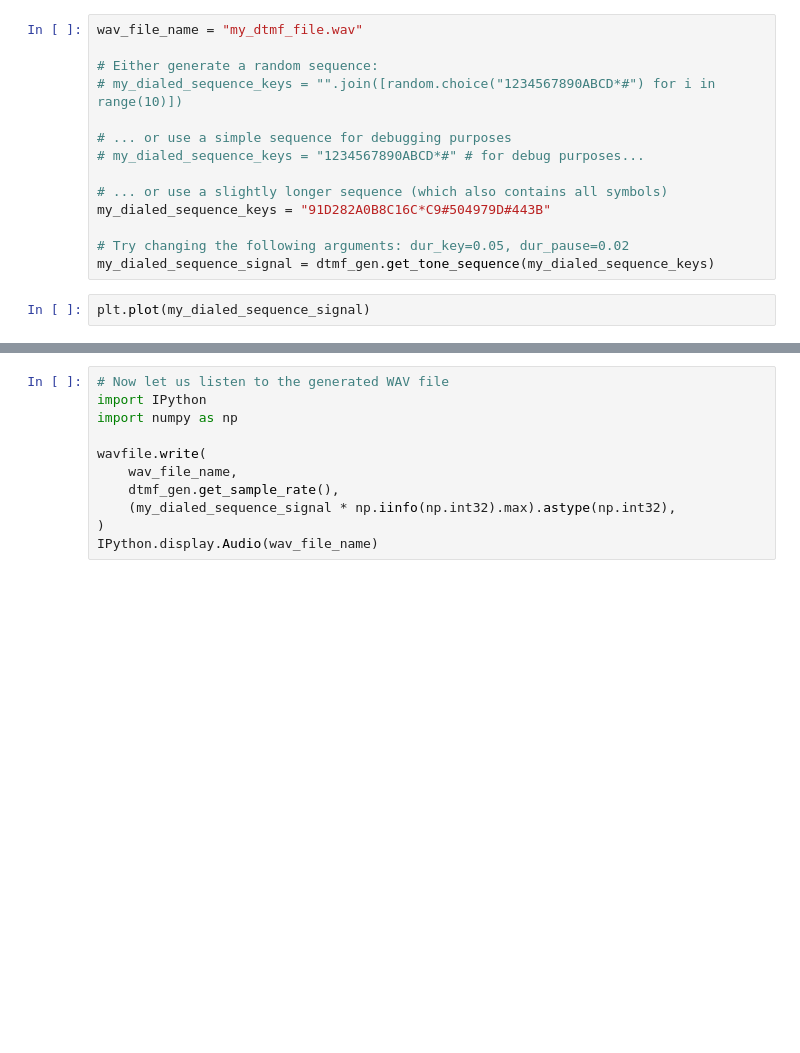
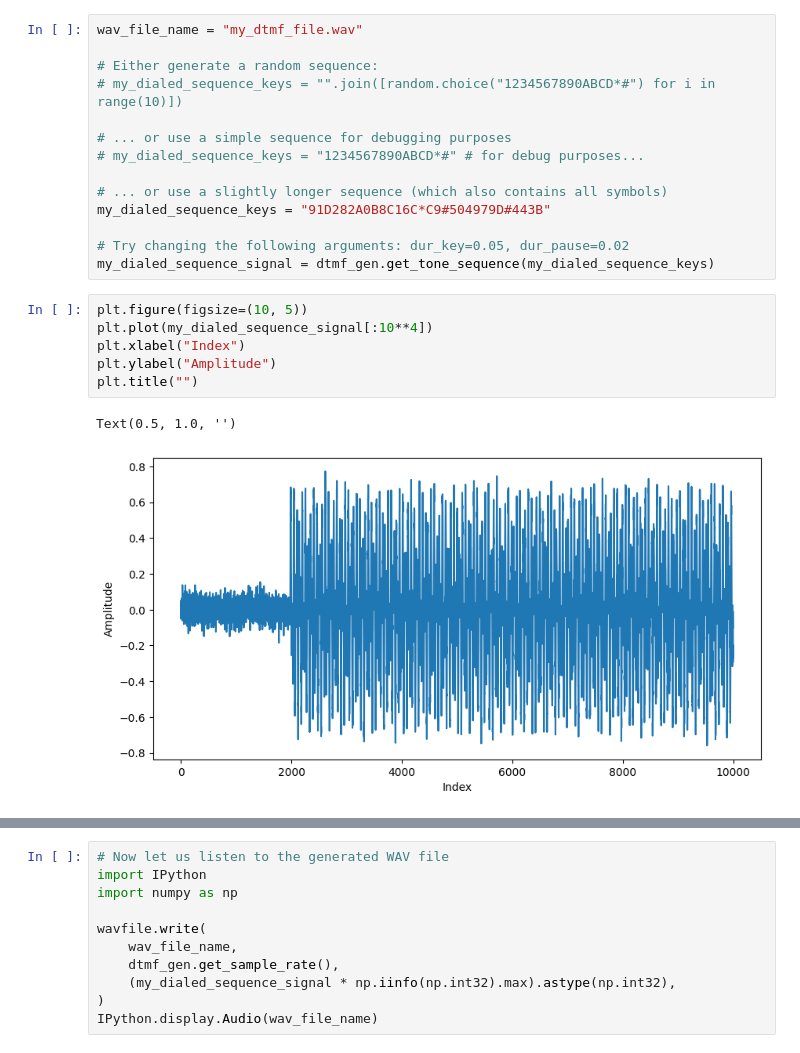
Before and after one commit to MarkusThill/techdays25, a Jupyter notebook: notebooks/lab2-model-quantization.ipynb, the cells around one changed output, grey strips where cells are left out. Cells and saved outputs as stored; diff of their text form; blank space fills up the shorter version.

```diff
--- a/notebooks/lab2-model-quantization.ipynb
+++ b/notebooks/lab2-model-quantization.ipynb
@@ -547,5 +572,12 @@ my_dialed_sequence_keys = "91D282A0B8C16C*C9#504979D#443B"
 
 # Try changing the following arguments: dur_key=0.05, dur_pause=0.02
 my_dialed_sequence_signal = dtmf_gen.get_tone_sequence(my_dialed_sequence_keys)
-# %%
-plt.plot(my_dialed_sequence_signal)
+# %%
+plt.figure(figsize=(10, 5))
+plt.plot(my_dialed_sequence_signal[:10**4])
+plt.xlabel("Index")
+plt.ylabel("Amplitude")
+plt.title("")
+# %% [output]
+Text(0.5, 1.0, '')
+[figure, added]
```
Also changed, not shown: parts of 3 cells of this notebook.
